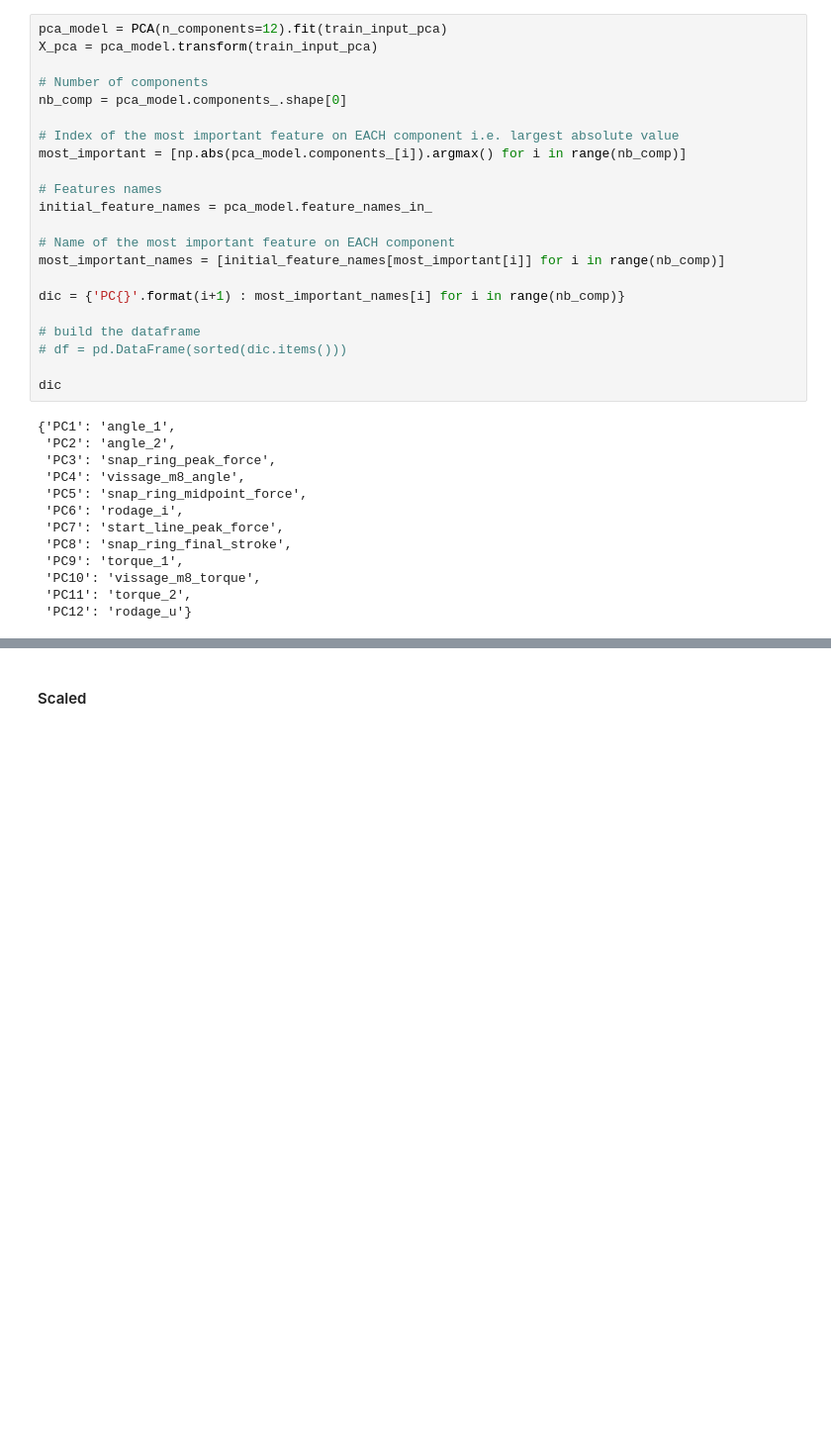
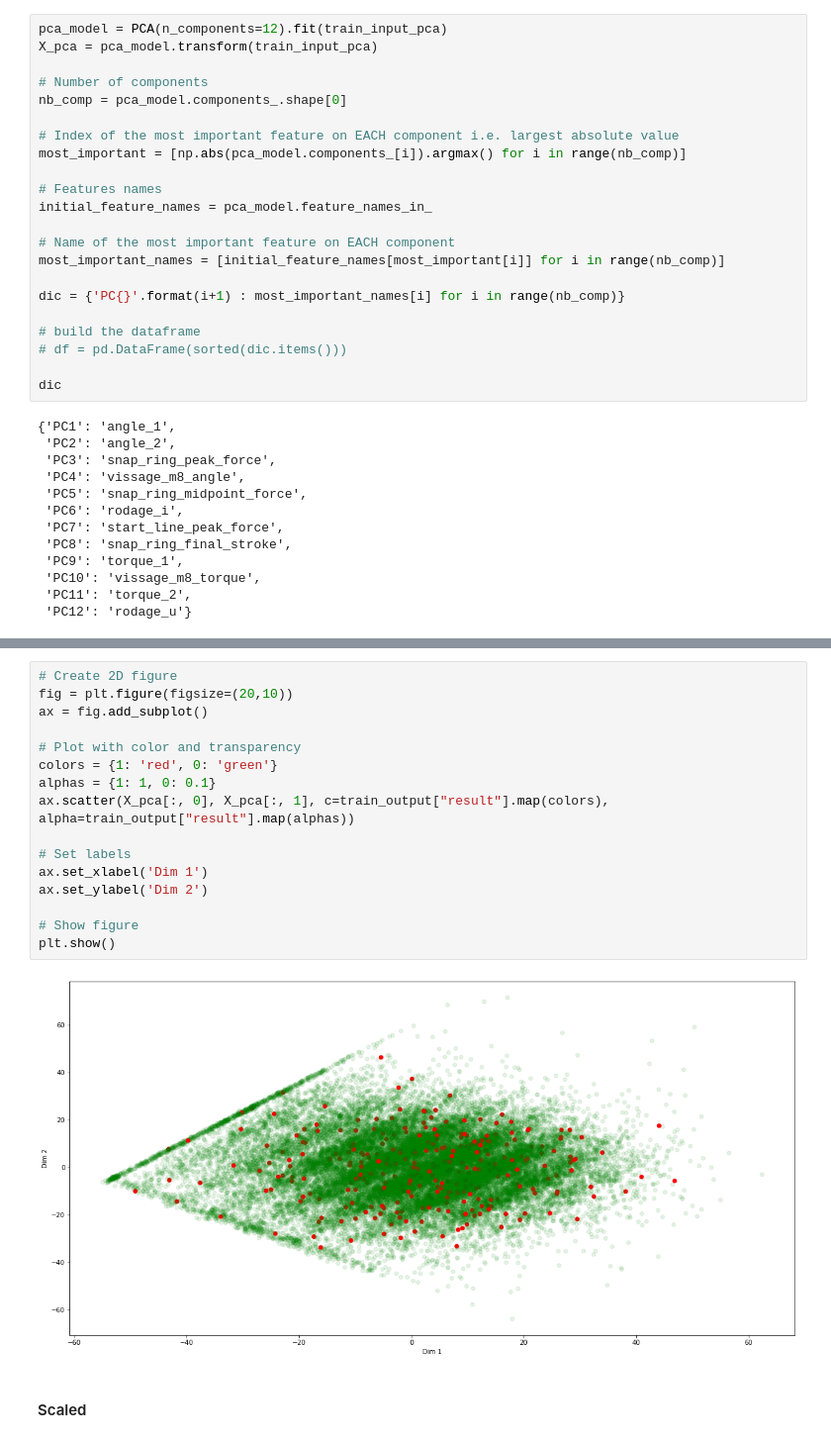
Before and after one commit to FABallemand/DefectPredictionOnProductionLines, a Jupyter notebook: data_analysis/data_analysis.ipynb, the cells around one changed output, grey strips where cells are left out. Shown at 99% size. Cells and saved outputs as stored; diff of their text form; blank space fills up the shorter version.

```diff
--- a/data_analysis/data_analysis.ipynb
+++ b/data_analysis/data_analysis.ipynb
@@ -259,3 +277,21 @@ dic
+# %%
+# Create 2D figure
+fig = plt.figure(figsize=(20,10))
+ax = fig.add_subplot()
+
+# Plot with color and transparency
+colors = {1: 'red', 0: 'green'}
+alphas = {1: 1, 0: 0.1}
+ax.scatter(X_pca[:, 0], X_pca[:, 1], c=train_output["result"].map(colors), alpha=train_output["result"].map(alphas))
+
+# Set labels
+ax.set_xlabel('Dim 1')
+ax.set_ylabel('Dim 2')
+
+# Show figure
+plt.show()
+# %% [output]
+[figure, added]
 # %% [markdown]
 #### Scaled
 # %%
```
Also changed, not shown: parts of 3 cells of this notebook, 1 other file.
